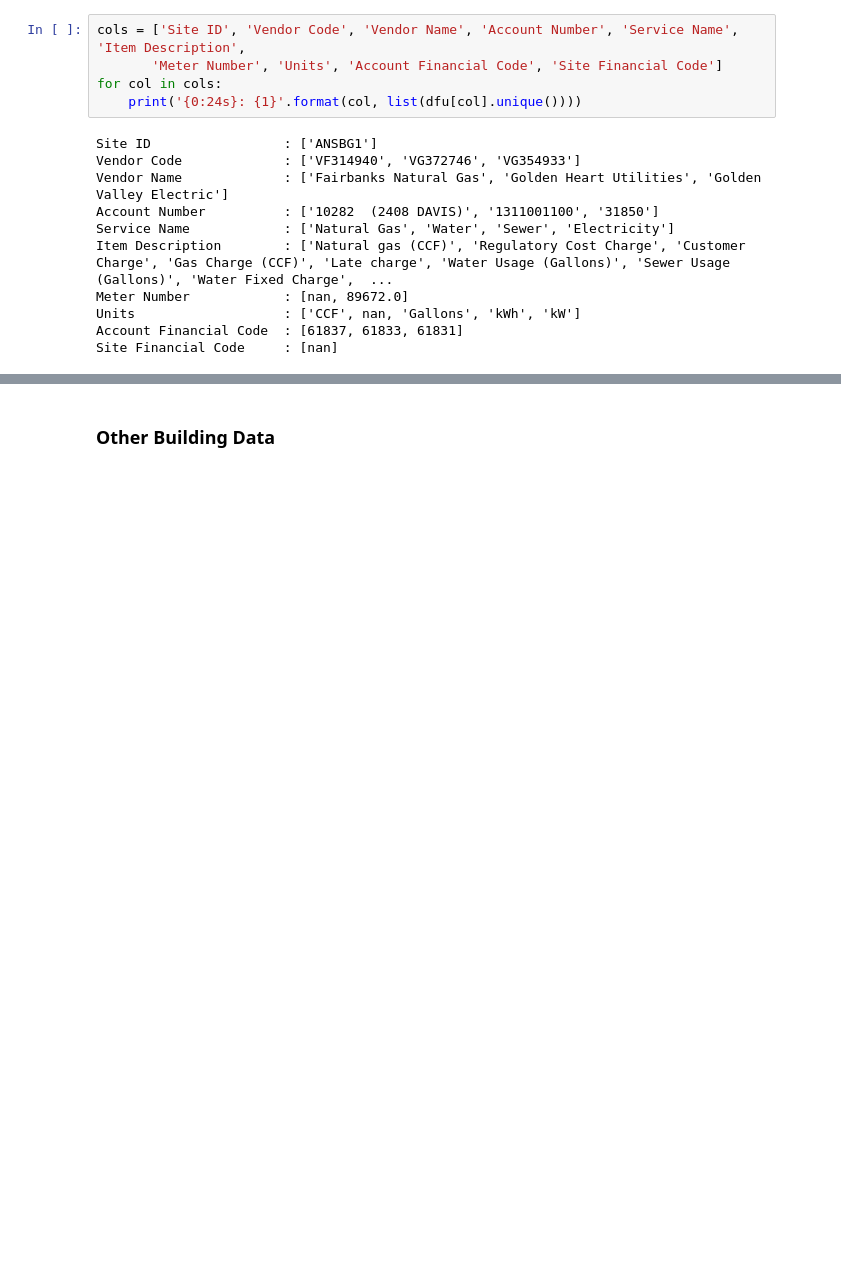
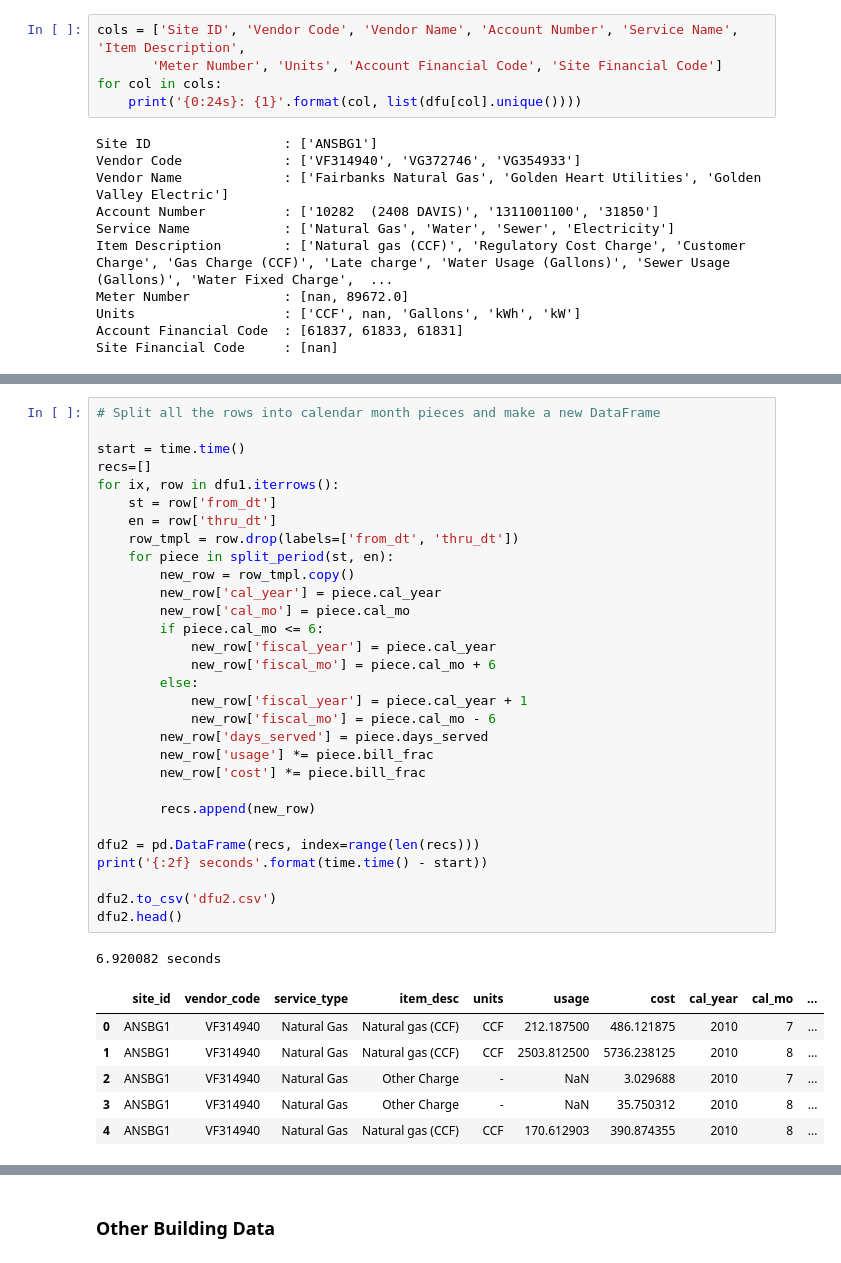
Before and after one commit to alanmitchell/fnsb-benchmark, a Jupyter notebook: preprocess_data.ipynb, the cells around one changed output, grey strips where cells are left out. Drawn from its saved outputs; the diff is of its cells as text; blank space fills up the shorter version.

```diff
--- a/preprocess_data.ipynb
+++ b/preprocess_data.ipynb
@@ -32,0 +128,38 @@ Site Financial Code     : [nan]
+# %%
+# Split all the rows into calendar month pieces and make a new DataFrame
+
+start = time.time()
+recs=[]
+for ix, row in dfu1.iterrows():
+    st = row['from_dt']
+    en = row['thru_dt']
+    row_tmpl = row.drop(labels=['from_dt', 'thru_dt'])
+    for piece in split_period(st, en):
+        new_row = row_tmpl.copy()
+        new_row['cal_year'] = piece.cal_year
+        new_row['cal_mo'] = piece.cal_mo
+        if piece.cal_mo <= 6:
+            new_row['fiscal_year'] = piece.cal_year
+            new_row['fiscal_mo'] = piece.cal_mo + 6
+        else:
+            new_row['fiscal_year'] = piece.cal_year + 1
+            new_row['fiscal_mo'] = piece.cal_mo - 6
+        new_row['days_served'] = piece.days_served
+        new_row['usage'] *= piece.bill_frac
+        new_row['cost'] *= piece.bill_frac
+
+        recs.append(new_row)
+
+dfu2 = pd.DataFrame(recs, index=range(len(recs)))
+print('{:2f} seconds'.format(time.time() - start))
+
+dfu2.to_csv('dfu2.csv')
+dfu2.head()
+# %% [output]
+6.920082 seconds
+|  | site_id | vendor_code | service_type | item_desc | units | usage | cost | cal_year | cal_mo | ... |
+| 0 | ANSBG1 | VF314940 | Natural Gas | Natural gas (CCF) | CCF | 212.187500 | 486.121875 | 2010 | 7 | ... |
+| 1 | ANSBG1 | VF314940 | Natural Gas | Natural gas (CCF) | CCF | 2503.812500 | 5736.238125 | 2010 | 8 | ... |
+| 2 | ANSBG1 | VF314940 | Natural Gas | Other Charge | - | NaN | 3.029688 | 2010 | 7 | ... |
+| 3 | ANSBG1 | VF314940 | Natural Gas | Other Charge | - | NaN | 35.750312 | 2010 | 8 | ... |
+| 4 | ANSBG1 | VF314940 | Natural Gas | Natural gas (CCF) | CCF | 170.612903 | 390.874355 | 2010 | 8 | ... |
```
Also changed, not shown: parts of 10 cells of this notebook, 1 other file.
